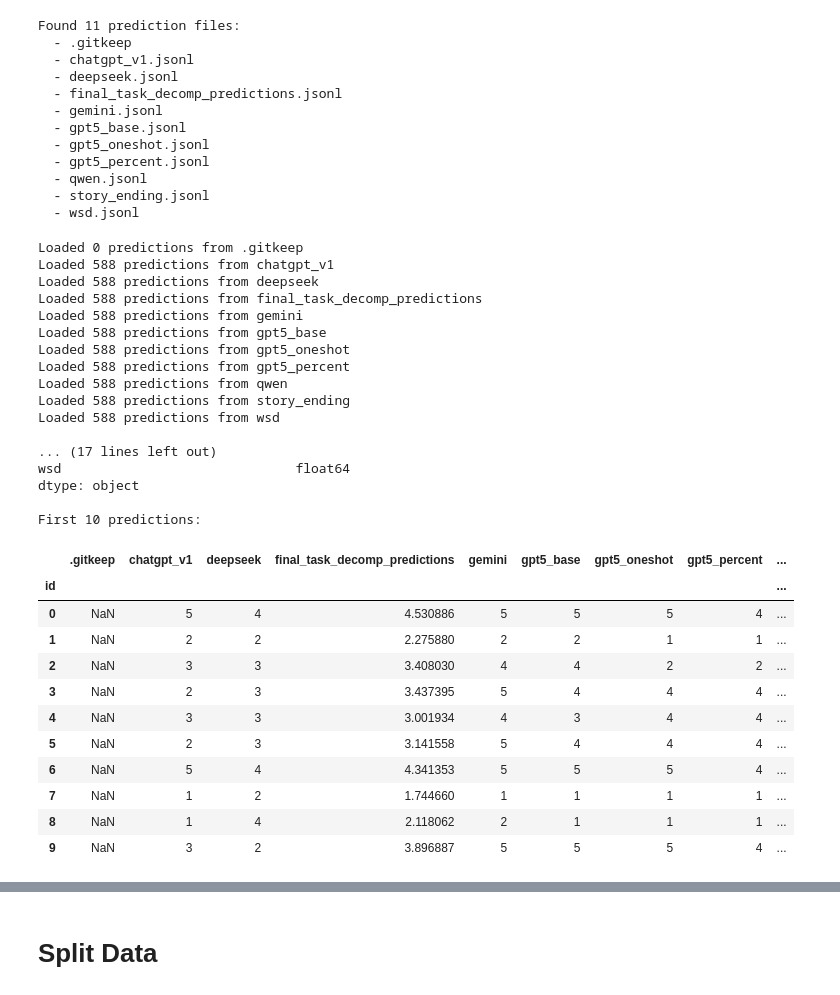
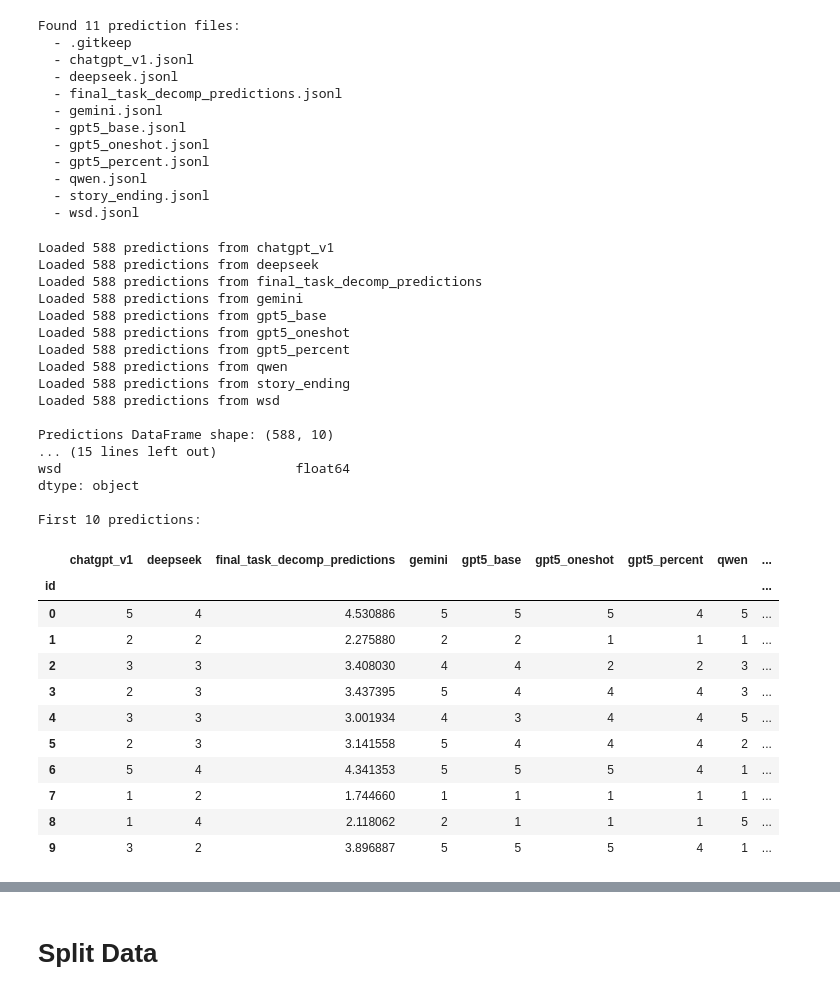
Before and after one commit to UAlberta-NLP/SemEval2026-WSP, a Jupyter notebook: Ensemble/ensemble.ipynb, the cells around one changed output, grey strips where cells are left out. Drawn from its saved outputs; the diff is of its cells as text; code cells hidden in the pictures.

```diff
--- a/Ensemble/ensemble.ipynb
+++ b/Ensemble/ensemble.ipynb
@@ -114,52 +114,53 @@ Found 11 prediction files:
 all_predictions = {}
 for pred_file in prediction_files:
     system_name = pred_file.stem  # filename without extension
-    all_predictions[system_name] = load_predictions(pred_file)
-    print(f"Loaded {len(all_predictions[system_name])} predictions from {system_name}")
+    if system_name != '.gitkeep':
+        all_predictions[system_name] = load_predictions(pred_file)
+        print(f"Loaded {len(all_predictions[system_name])} predictions from {system_name}")
 
 # Convert to DataFrame for easier manipulation
 # Each row is a sample, each column is a system's prediction
 df_predictions = pd.DataFrame(all_predictions)
 df_predictions.index.name = 'id'
 
 print(f"\nPredictions DataFrame shape: {df_predictions.shape}")
 print(f"Number of samples: {len(df_predictions)}")
 print(f"Number of systems: {len(df_predictions.columns)}")
 print(f"\nSystems: {list(df_predictions.columns)}")
 print(f"\nSample data types:")
 print(df_predictions.dtypes)
 print(f"\nFirst 10 predictions:")
 df_predictions.head(10)
 # %% [output]
-Loaded 0 predictions from .gitkeep
 Loaded 588 predictions from chatgpt_v1
 Loaded 588 predictions from deepseek
 Loaded 588 predictions from final_task_decomp_predictions
 Loaded 588 predictions from gemini
 Loaded 588 predictions from gpt5_base
 Loaded 588 predictions from gpt5_oneshot
 Loaded 588 predictions from gpt5_percent
 Loaded 588 predictions from qwen
 Loaded 588 predictions from story_ending
 Loaded 588 predictions from wsd
 
-... (17 lines left out)
+Predictions DataFrame shape: (588, 10)
+... (15 lines left out)
 wsd                              float64
 dtype: object
 
 First 10 predictions:
-|  | .gitkeep | chatgpt_v1 | deepseek | final_task_decomp_predictions | gemini | gpt5_base | gpt5_oneshot | gpt5_percent | ... |
+|  | chatgpt_v1 | deepseek | final_task_decomp_predictions | gemini | gpt5_base | gpt5_oneshot | gpt5_percent | qwen | ... |
 | id |  |  |  |  |  |  |  |  | ... |
-| 0 | NaN | 5 | 4 | 4.530886 | 5 | 5 | 5 | 4 | ... |
-| 1 | NaN | 2 | 2 | 2.275880 | 2 | 2 | 1 | 1 | ... |
-| 2 | NaN | 3 | 3 | 3.408030 | 4 | 4 | 2 | 2 | ... |
-| 3 | NaN | 2 | 3 | 3.437395 | 5 | 4 | 4 | 4 | ... |
-| 4 | NaN | 3 | 3 | 3.001934 | 4 | 3 | 4 | 4 | ... |
-| 5 | NaN | 2 | 3 | 3.141558 | 5 | 4 | 4 | 4 | ... |
-| 6 | NaN | 5 | 4 | 4.341353 | 5 | 5 | 5 | 4 | ... |
-| 7 | NaN | 1 | 2 | 1.744660 | 1 | 1 | 1 | 1 | ... |
-| 8 | NaN | 1 | 4 | 2.118062 | 2 | 1 | 1 | 1 | ... |
-| 9 | NaN | 3 | 2 | 3.896887 | 5 | 5 | 5 | 4 | ... |
+| 0 | 5 | 4 | 4.530886 | 5 | 5 | 5 | 4 | 5 | ... |
+| 1 | 2 | 2 | 2.275880 | 2 | 2 | 1 | 1 | 1 | ... |
+| 2 | 3 | 3 | 3.408030 | 4 | 4 | 2 | 2 | 3 | ... |
+| 3 | 2 | 3 | 3.437395 | 5 | 4 | 4 | 4 | 3 | ... |
+| 4 | 3 | 3 | 3.001934 | 4 | 3 | 4 | 4 | 5 | ... |
+| 5 | 2 | 3 | 3.141558 | 5 | 4 | 4 | 4 | 2 | ... |
+| 6 | 5 | 4 | 4.341353 | 5 | 5 | 5 | 4 | 1 | ... |
+| 7 | 1 | 2 | 1.744660 | 1 | 1 | 1 | 1 | 1 | ... |
+| 8 | 1 | 4 | 2.118062 | 2 | 1 | 1 | 1 | 5 | ... |
+| 9 | 3 | 2 | 3.896887 | 5 | 5 | 5 | 4 | 1 | ... |
 # %%
 # Create a combined DataFrame with predictions and gold labels
 df_gold = pd.DataFrame({
```
Also changed, not shown: parts of 2 cells of this notebook, 1 other file.
